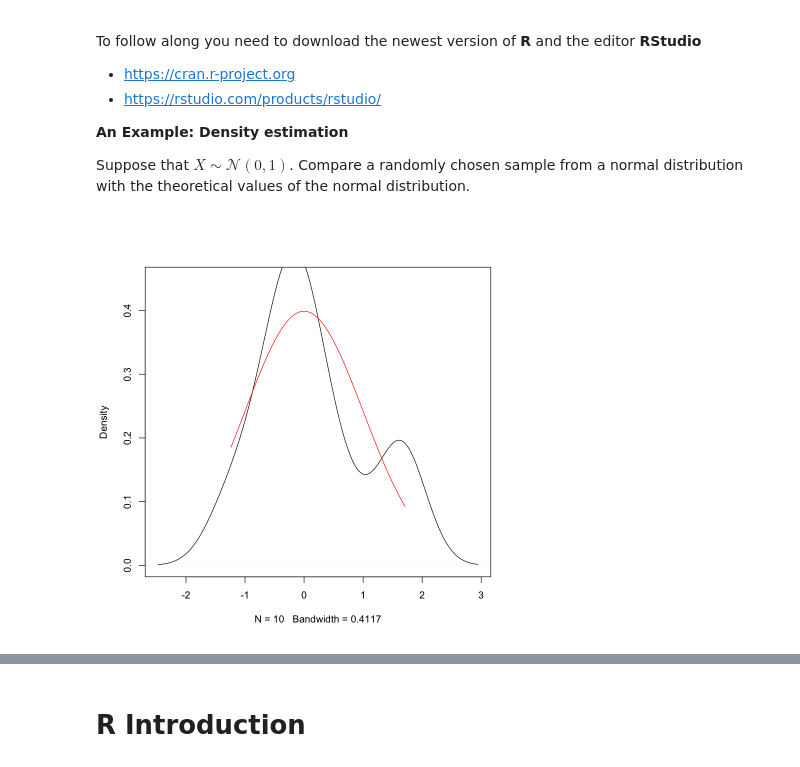
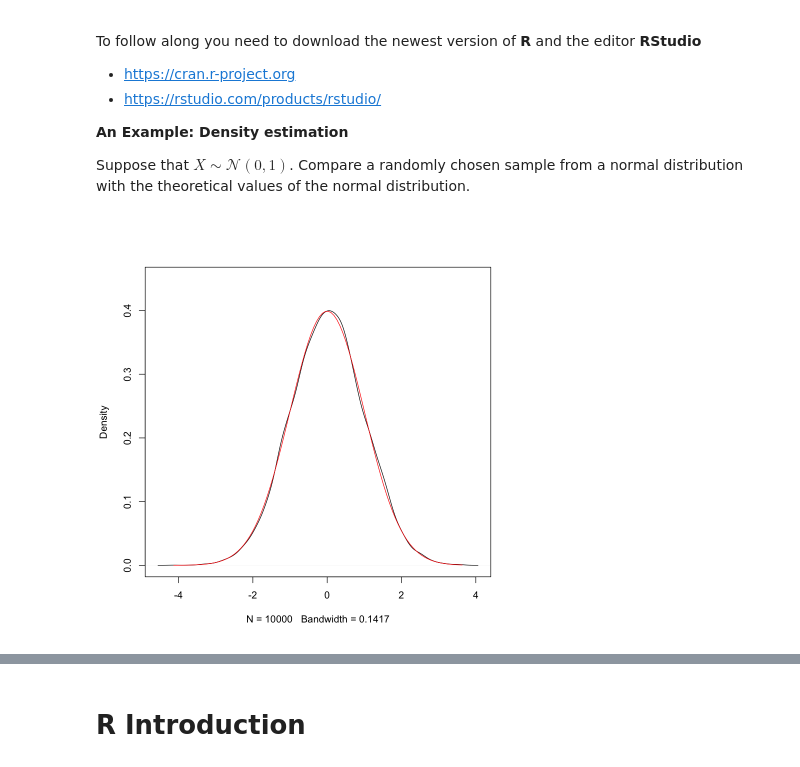
Before and after one commit to LJanys/CompStat, a Jupyter notebook: R Intro.ipynb, the cells around one changed output, grey strips where cells are left out. Saved outputs shown, nothing was run; the diff lists cells and outputs as text; code cells hidden in the pictures.

```diff
--- a/R Intro.ipynb
+++ b/R Intro.ipynb
@@ -27,14 +27,14 @@ To follow along you need to download the newest version of **R** and the editor
 
 Suppose that $X \sim \mathcal{N}(0,1)$. Compare a randomly chosen sample from a normal distribution with the theoretical values of the normal distribution.
 # %%
-N=10# Number of observations in the draw
+N=10000# Number of observations in the draw
 x<-rnorm(N, mean=0, sd=1)
 z=seq(min(x),max(x),le=100)
 hx<-dnorm(z)
 plot(density(x),main="",ylim=c(0,0.45))
 lines(z,hx, col="red")
 # %% [output]
-[figure, old version]
+[figure, new version]
 # %% [markdown]
 **Let's get started!**
 
```
Also changed, not shown: parts of 40 cells of this notebook, 1 other file.
